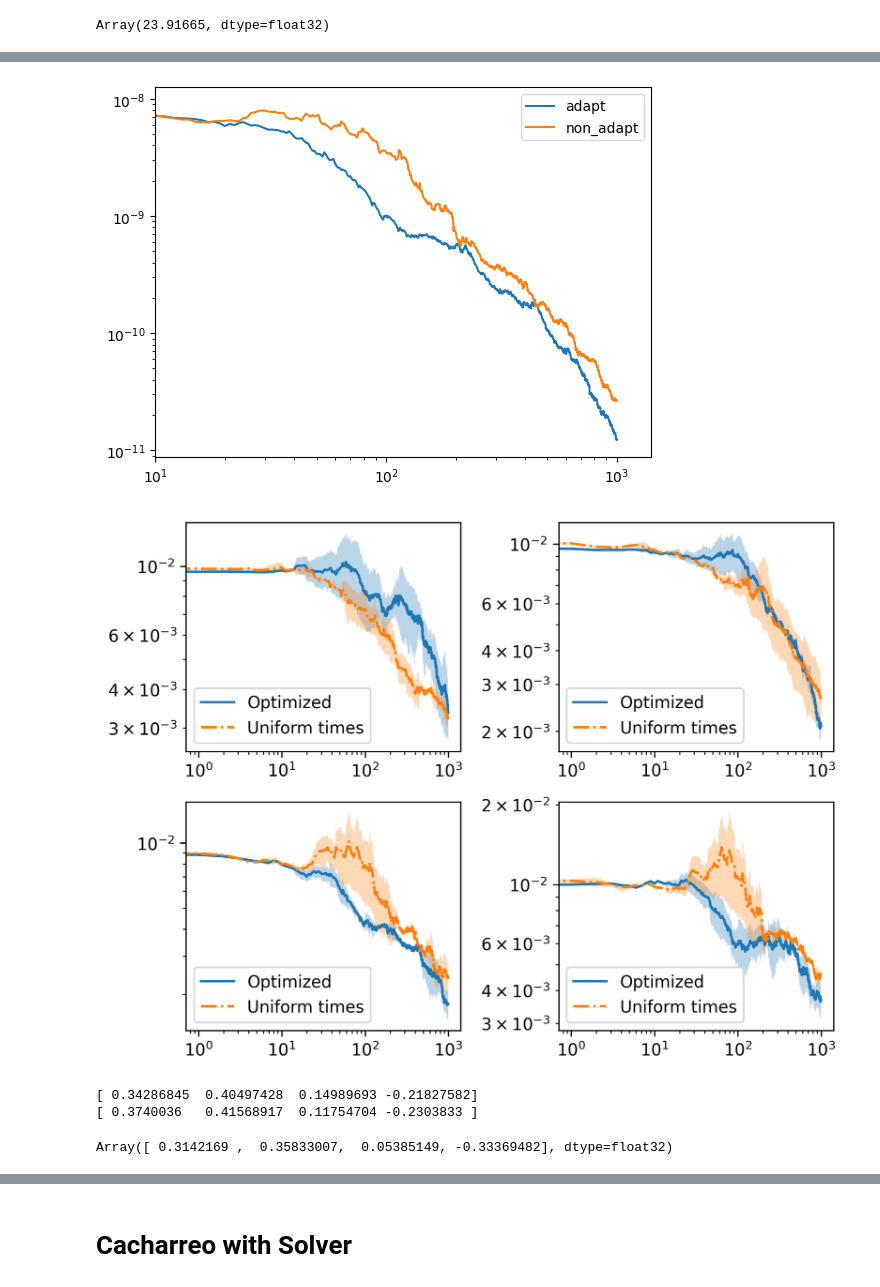
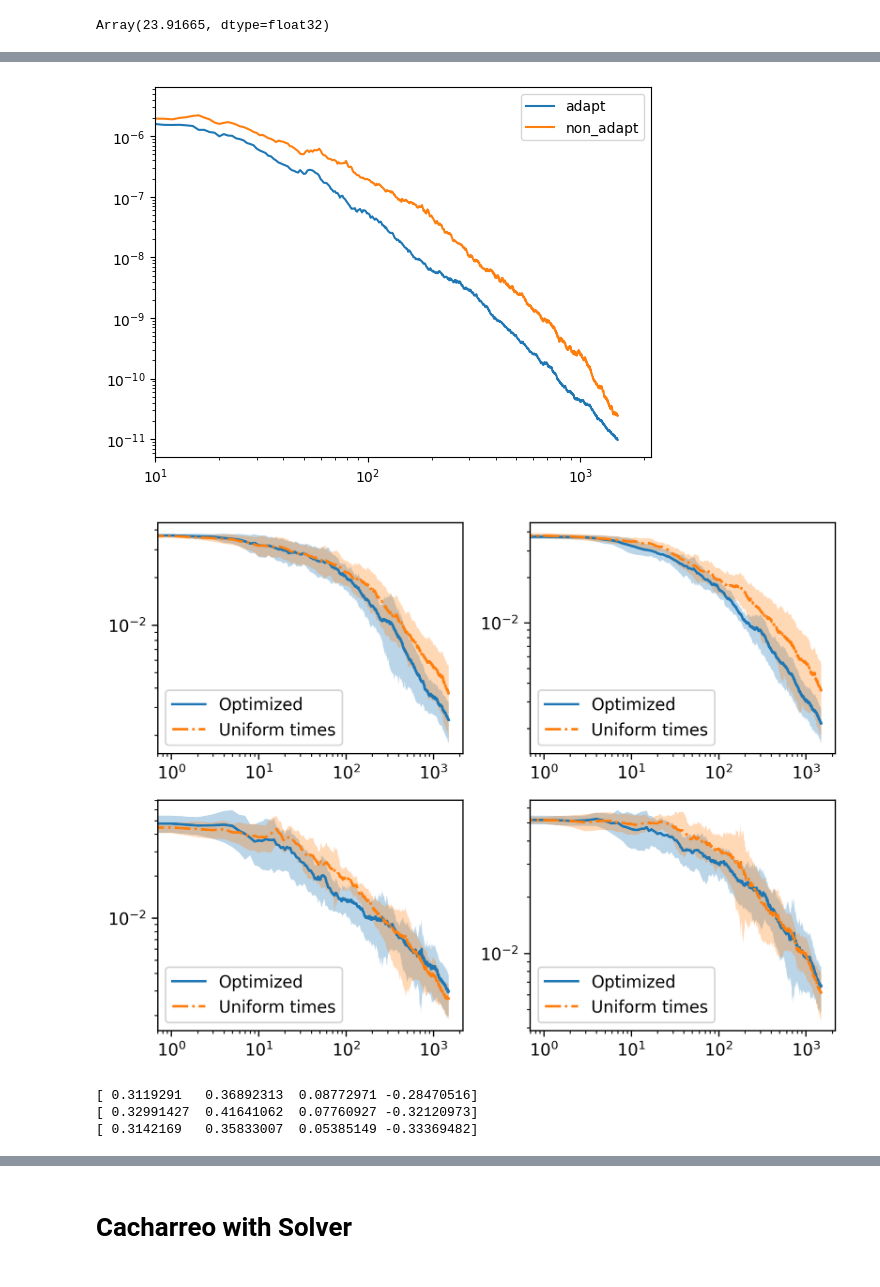
Before and after one commit to Rumoa/qll_qdots, a Jupyter notebook: example_adaptivity_measurements.ipynb, the cells around one changed output, grey strips where cells are left out. Cells and saved outputs as stored; diff of their text form; code cells hidden in the pictures.

```diff
--- a/example_adaptivity_measurements.ipynb
+++ b/example_adaptivity_measurements.ipynb
@@ -500,17 +468,0 @@ dist_measurement_basis = jnp.ones(no_measurement_basis) / no_measurement_basis
-# %%
-no_runs = 2
-max_iteration = 1000
-key, subkey = jax.random.split(key)
-subkeys = jax.random.split(subkey, no_runs)
-# %%
-results_adaptive = jax.vmap(lambda key: jax.lax.scan(f_for_scan_adaptive,
-                                                     [key, particles_locations, weights, dist_initial_state,
-                                                      dist_measurement_basis, m],
-                                                     None, length=max_iteration))(subkeys)
-
-
-
-results_non_adaptive = jax.vmap(lambda key: jax.lax.scan(f_for_scan_non_adaptive,
-                                                         [key, particles_locations, weights, dist_initial_state,
-                                                          dist_measurement_basis, m],
-                                                         None, length=max_iteration))(subkeys)
@@ -517,49 +471,65 @@ results_non_adaptive = jax.vmap(lambda key: jax.lax.scan(f_for_scan_non_adaptive
 # %%
-plt.plot(jax.vmap(lambda a: jax.vmap(lambda a: jnp.linalg.det(a))(a))(results_adaptive[1]).mean(axis=0), label='adapt')
-plt.plot(jax.vmap(lambda a: jax.vmap(lambda a: jnp.linalg.det(a))(a))(results_non_adaptive[1]).mean(axis=0),
+
+
+evol_det_times_adaptive = jax.vmap(lambda a: jax.vmap(lambda a: jnp.linalg.det(a))(a))(results_adaptive[1][0]).mean(
+    axis=0)
+evol_det_times_adaptive_std = jnp.std(
+    jax.vmap(lambda a: jax.vmap(lambda a: jnp.linalg.det(a))(a))(results_adaptive[1][0]), axis=0)
+
+evol_det_times_non_adaptive = jax.vmap(lambda a: jax.vmap(lambda a: jnp.linalg.det(a))(a))(
+    results_non_adaptive[1][0]).mean(axis=0)
+evol_det_times_non_adaptive_std = jnp.std(
+    jax.vmap(lambda a: jax.vmap(lambda a: jnp.linalg.det(a))(a))(results_non_adaptive[1][0]), axis=0)
+
+plt.plot(evol_det_times_adaptive,
+         label='adapt')
+plt.plot(evol_det_times_non_adaptive,
          label='non_adapt')
 plt.loglog()
 plt.xlim(1e1)
 plt.legend()
 plt.show()
 # %% [output]
-[figure, old version]
+[figure, new version]
 # %%
 fig, axs = plt.subplots(2, 2, dpi=300)
 x = jnp.arange(max_iteration)
 for i, ax in enumerate(axs.flatten()):
-    ax.plot(x, jnp.mean(results_adaptive[1], axis=0)[:, i, i], '-', label='Optimized')
+    ax.plot(x, jnp.mean(results_adaptive[1][0], axis=0)[:, i, i], '-', label='Optimized')
 
     ax.fill_between(x=x,
-                    y1=jnp.mean(results_adaptive[1], axis=0)[:, i, i] - jnp.nanstd(results_adaptive[1], axis=0)[:, i,
-                                                                        i],
-                    y2=jnp.mean(results_adaptive[1], axis=0)[:, i, i] + jnp.nanstd(results_adaptive[1], axis=0)[:, i,
-                                                                        i], alpha=0.3)
+                    y1=jnp.mean(results_adaptive[1][0], axis=0)[:, i, i] - jnp.nanstd(results_adaptive[1][0], axis=0)[:,
+                                                                           i,
+                                                                           i],
+                    y2=jnp.mean(results_adaptive[1][0], axis=0)[:, i, i] + jnp.nanstd(results_adaptive[1][0], axis=0)[:,
+                                                                           i,
+                                                                           i], alpha=0.3)
 
-    ax.plot(x, jnp.mean(results_non_adaptive[1], axis=0)[:, i, i], '-.', label="Uniform times")
+    ax.plot(x, jnp.mean(results_non_adaptive[1][0], axis=0)[:, i, i], '-.', label="Uniform times")
     #
     ax.fill_between(x=x,
-                    y1=jnp.mean(results_non_adaptive[1], axis=0)[:, i, i] - jnp.nanstd(results_non_adaptive[1], axis=0)[
-                                                                            :, i, i],
-                    y2=jnp.mean(results_non_adaptive[1], axis=0)[:, i, i] + jnp.nanstd(results_non_adaptive[1], axis=0)[
-                                                                            :, i, i], alpha=0.3)
+                    y1=jnp.mean(results_non_adaptive[1][0], axis=0)[:, i, i] - jnp.nanstd(results_non_adaptive[1][0],
+                                                                                          axis=0)[
+                                                                               :, i, i],
+                    y2=jnp.mean(results_non_adaptive[1][0], axis=0)[:, i, i] + jnp.nanstd(results_non_adaptive[1][0],
+                                                                                          axis=0)[
+                                                                               :, i, i], alpha=0.3)
     ax.loglog()
     ax.legend()
 
 plt.tight_layout()
 plt.show()
 # %% [output]
-[figure, old version]
+[figure, new version]
 # %%
-print(jnp.mean(jax.vmap(lambda a, b: est_par(a, b), in_axes=(0, 0))(results_adaptive[0][1], results_adaptive[0][2]),
-               axis=0))
-print(jnp.mean(
+print(jnp.median(jax.vmap(lambda a, b: est_par(a, b), in_axes=(0, 0))(results_adaptive[0][1], results_adaptive[0][2]),
+                 axis=0))
+print(jnp.median(
     jax.vmap(lambda a, b: est_par(a, b), in_axes=(0, 0))(results_non_adaptive[0][1], results_non_adaptive[0][2]),
     axis=0))
+
+print(true_parameters)
 # %% [output]
-[ 0.34286845  0.40497428  0.14989693 -0.21827582]
-[ 0.3740036   0.41568917  0.11754704 -0.2303833 ]
+[ 0.3119291   0.36892313  0.08772971 -0.28470516]
+[ 0.32991427  0.41641062  0.07760927 -0.32120973]
+[ 0.3142169   0.35833007  0.05385149 -0.33369482]
-# %%
-true_parameters
-# %% [output]
-Array([ 0.3142169 ,  0.35833007,  0.05385149, -0.33369482], dtype=float32)
```
Also changed, not shown: parts of 30 cells of this notebook, 3 other files.
